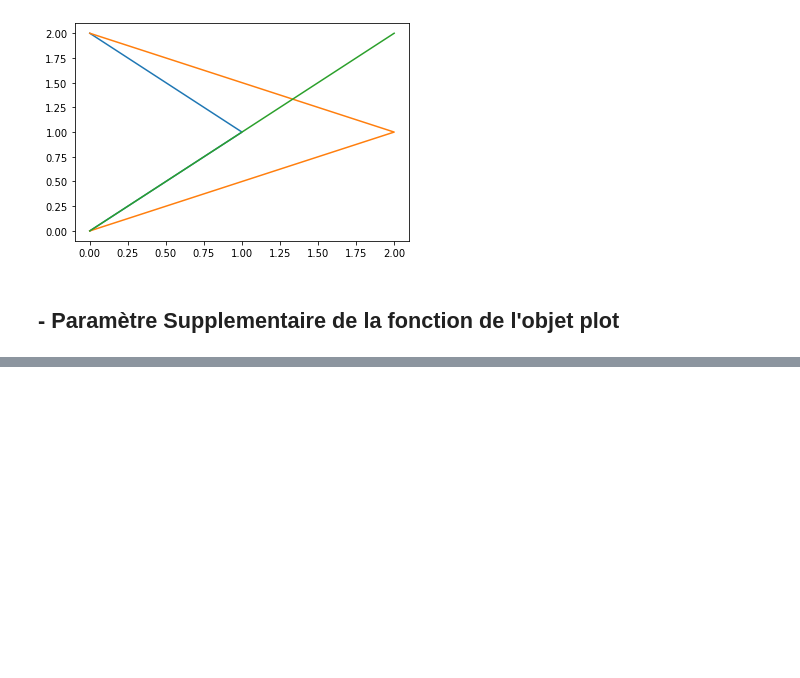
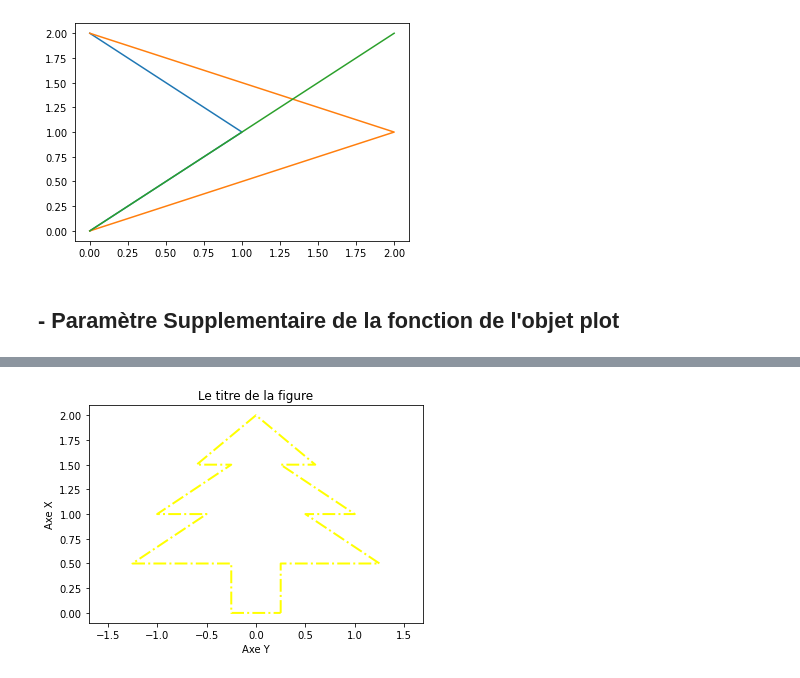
Before and after one commit to kevinDlan/notebook, a Jupyter notebook: Pyplot.ipynb, the cells around one changed output, grey strips where cells are left out. Cells and saved outputs as stored; diff of their text form; code cells hidden in the pictures; blank space fills up the shorter version.

```diff
--- a/Pyplot.ipynb
+++ b/Pyplot.ipynb
@@ -71,0 +82,11 @@ hfg
+# %%
+x = [0.25, 0.25, 1.25, 0.5, 1, 0.25, 0.6, 0, -0.6, -0.25, -1, -0.5, -1.25, -0.25, -0.25, 0.25]
+y = [0, 0.5, 0.5, 1, 1, 1.5, 1.5, 2, 1.5 , 1.5, 1, 1, 0.5, 0.5, 0, 0]
+plt.plot(x, y, '-.', color = "yellow", lw = 2)
+plt.title("Le titre de la figure")
+plt.axis('equal')
+plt.xlabel("Axe Y")
+plt.ylabel("Axe X")
+plt.show()
+# %% [output]
+[figure, added]
```
Also changed, not shown: parts of 7 cells of this notebook, 1 other file.
